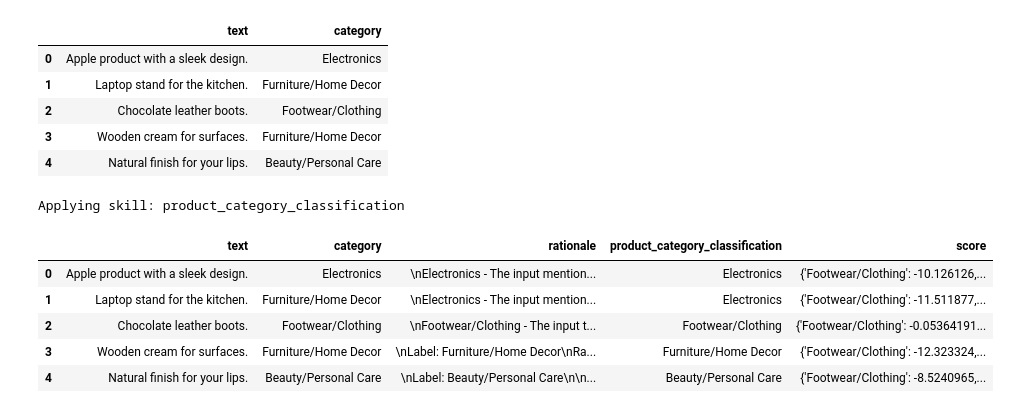
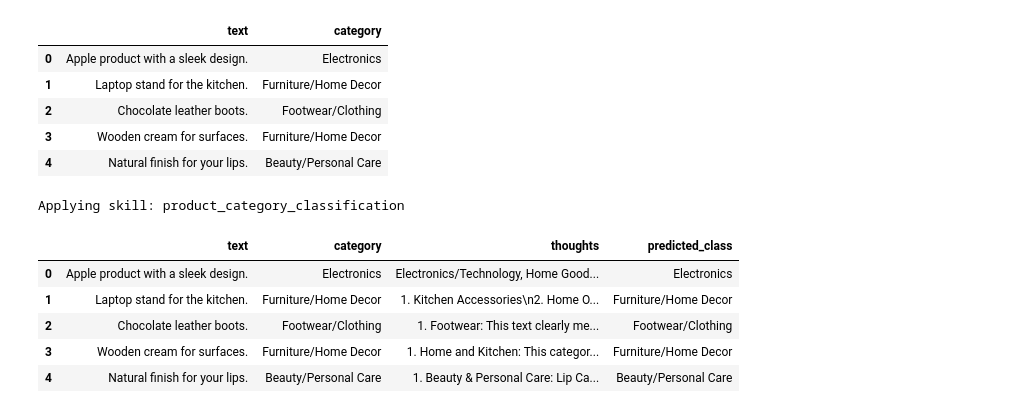
Before and after one commit to HumanSignal/Adala, a Jupyter notebook: examples/classification_skill_with_CoT.ipynb, the cells around one changed output. Saved outputs shown, nothing was run; the diff lists cells and outputs as text; code cells hidden in the pictures.

```diff
--- a/examples/classification_skill_with_CoT.ipynb
+++ b/examples/classification_skill_with_CoT.ipynb
@@ -19,28 +19,30 @@ df
 | 4 | Natural finish for your lips. | Beauty/Personal Care |
 # %%
 from adala.agents import Agent
-from adala.skills.labeling.classification import ClassificationSkillWithCoT
+from adala.skills import ClassificationSkill
 
 agent = Agent(
-    skills=ClassificationSkillWithCoT(
+    skills=ClassificationSkill(
         name='product_category_classification',
-        input_data_field='text',
-        labels=[
+        instructions='Categorize text into different product categories.',
+        input_template='Text: {text}',
+        output_template='Thoughts: {thoughts}\n\nClassification: {predicted_class}',
+        labels={'predicted_class': [
             "Footwear/Clothing",
             "Electronics",
             "Food/Beverages",
             "Furniture/Home Decor",
             "Beauty/Personal Care"
-        ],
+        ]},
     )
 )
 
 agent.run(df)
 # %% [output]
 Applying skill: product_category_classification
-|  | text | category | rationale | product_category_classification | score |
-| 0 | Apple product with a sleek design. | Electronics | \nElectronics - The input mention... | Electronics | {'Footwear/Clothing': -10.126126,... |
-| 1 | Laptop stand for the kitchen. | Furniture/Home Decor | \nElectronics - The input mention... | Electronics | {'Footwear/Clothing': -11.511877,... |
-| 2 | Chocolate leather boots. | Footwear/Clothing | \nFootwear/Clothing - The input t... | Footwear/Clothing | {'Footwear/Clothing': -0.05364191... |
-| 3 | Wooden cream for surfaces. | Furniture/Home Decor | \nLabel: Furniture/Home Decor\nRa... | Furniture/Home Decor | {'Footwear/Clothing': -12.323324,... |
-| 4 | Natural finish for your lips. | Beauty/Personal Care | \nLabel: Beauty/Personal Care\n\n... | Beauty/Personal Care | {'Footwear/Clothing': -8.5240965,... |
+|  | text | category | thoughts | predicted_class |
+| 0 | Apple product with a sleek design. | Electronics | Electronics/Technology, Home Good... | Electronics |
+| 1 | Laptop stand for the kitchen. | Furniture/Home Decor | 1. Kitchen Accessories\n2. Home O... | Furniture/Home Decor |
+| 2 | Chocolate leather boots. | Footwear/Clothing | 1. Footwear: This text clearly me... | Footwear/Clothing |
+| 3 | Wooden cream for surfaces. | Furniture/Home Decor | 1. Home and Kitchen: This categor... | Furniture/Home Decor |
+| 4 | Natural finish for your lips. | Beauty/Personal Care | 1. Beauty & Personal Care: Lip Ca... | Beauty/Personal Care |
```
Also changed, not shown: 10 other files.
